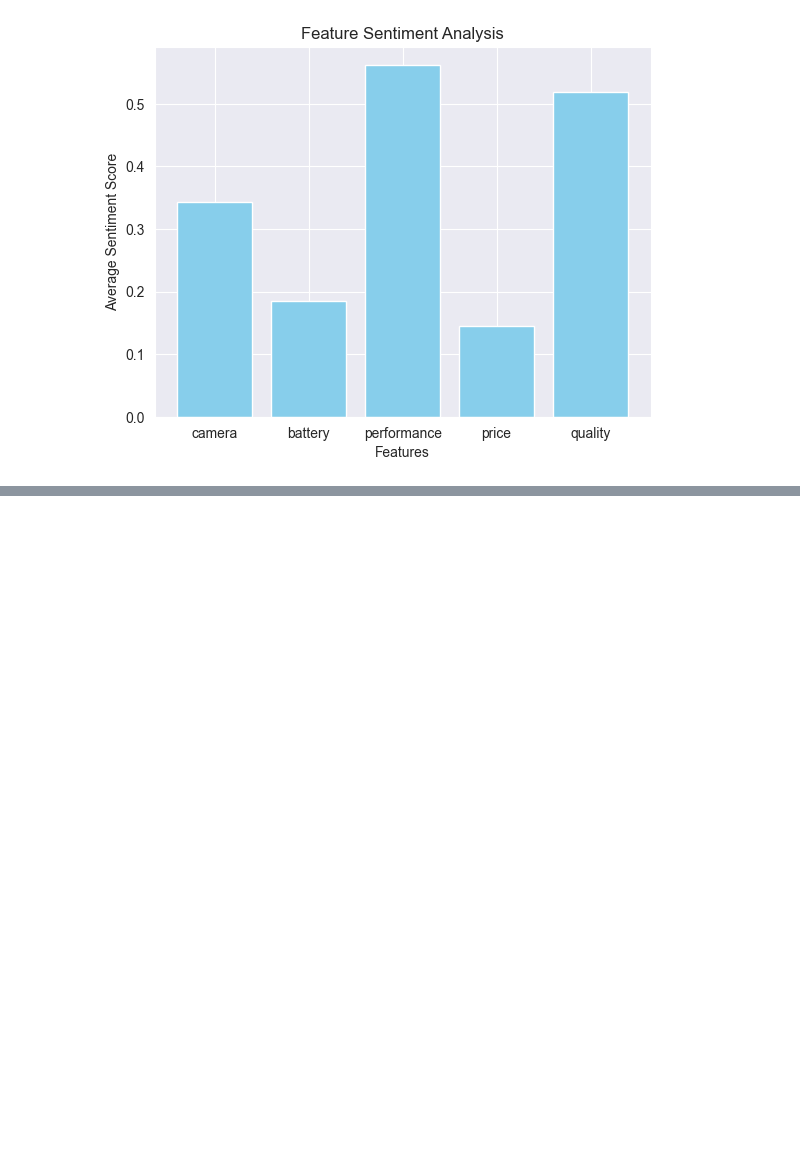
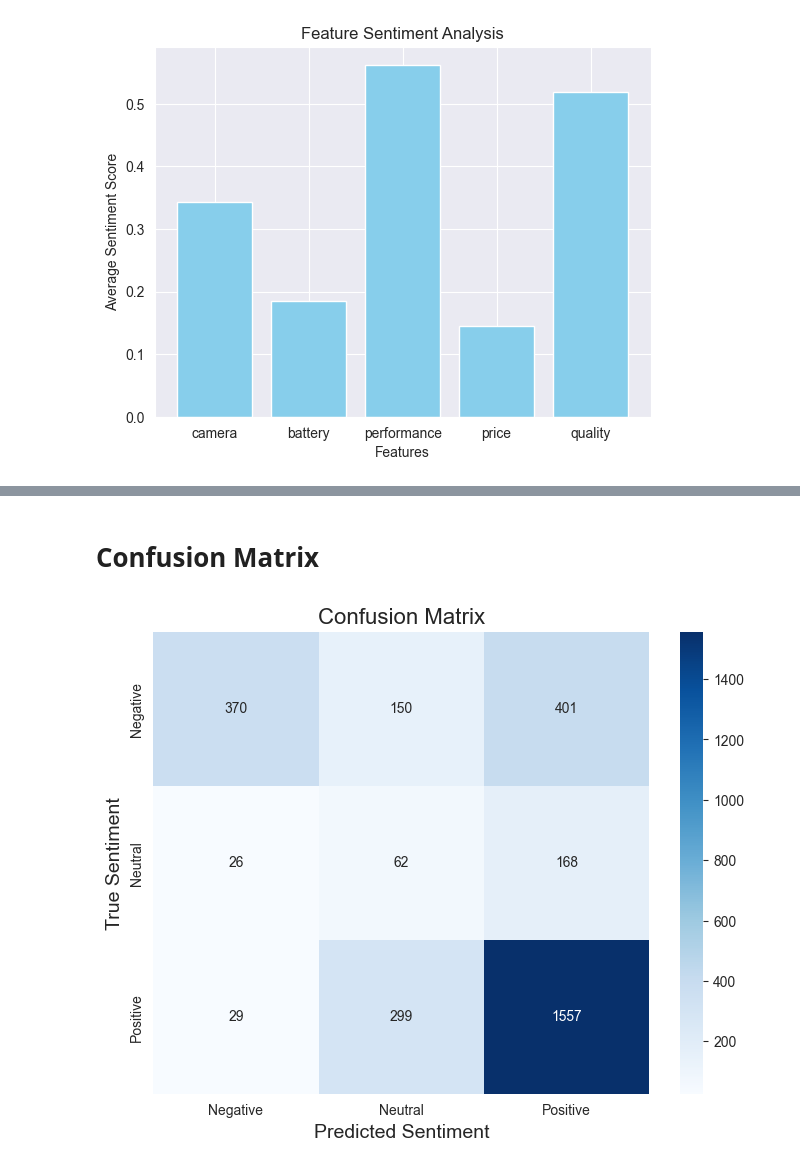
Before and after one commit to Jibincodes/SentimentAnalysis_CustomerReviews, a Jupyter notebook: src/analysis.ipynb, the cells around one changed output, grey strips where cells are left out. Saved outputs shown, nothing was run; the diff lists cells and outputs as text; code cells hidden in the pictures; blank space fills up the shorter version.

Commit message:
classification report, confusion matrix, and conclusion

```diff
--- a/src/analysis.ipynb
+++ b/src/analysis.ipynb
@@ -672,0 +687,18 @@ quality: 0.52
+# %%
+#for the classification report, we have decided to use the BERT model with mapping to labels as true sentiment as we think it is more accurate
+#and for prediction sentiment, we have decided to use the sentiment score from Vader model
+
+from sklearn.metrics import classification_report
+# "sentiment_score" in dataset is in the range of -1 to 1,created from the Bert model with mapping to labels
+# "sentiment_score_vader" is the sentiment score from the Vader model
+#using these both ,we can create a classification report
+# Ensure no missing values
+df = df.dropna(subset=['sentiment_score', 'sentiment_score_vader'])
+
+# Prepare true and predicted labels
+true_labels = df['sentiment_score'].astype(int)  # BERT sentiment score
+predicted_labels = df['sentiment_score_vader'].astype(int)  # Vader sentiment score
+
+# Generate the classification report
+report = classification_report(true_labels, predicted_labels, target_names=['Negative', 'Neutral', 'Positive'])
+print("Classification Report:\n", report)
@@ -672,0 +716,24 @@ quality: 0.52
+# %% [markdown]
+# Confusion Matrix
+# %%
+from sklearn.metrics import confusion_matrix
+import seaborn as sns
+import matplotlib.pyplot as plt
+
+# Compute the confusion matrix
+conf_matrix = confusion_matrix(true_labels, predicted_labels, labels=[-1, 0, 1])
+
+# Define class names for better readability
+class_names = ['Negative', 'Neutral', 'Positive']
+
+# Plot the confusion matrix as a heatmap
+plt.figure(figsize=(8, 6))
+sns.heatmap(conf_matrix, annot=True, fmt='d', cmap='Blues', xticklabels=class_names, yticklabels=class_names)
+
+# Add titles and labels
+plt.title("Confusion Matrix", fontsize=16)
+plt.xlabel("Predicted Sentiment", fontsize=14)
+plt.ylabel("True Sentiment", fontsize=14)
+plt.show()
+# %% [output]
+[figure, added]
```
Also changed, not shown: parts of 8 cells of this notebook.
